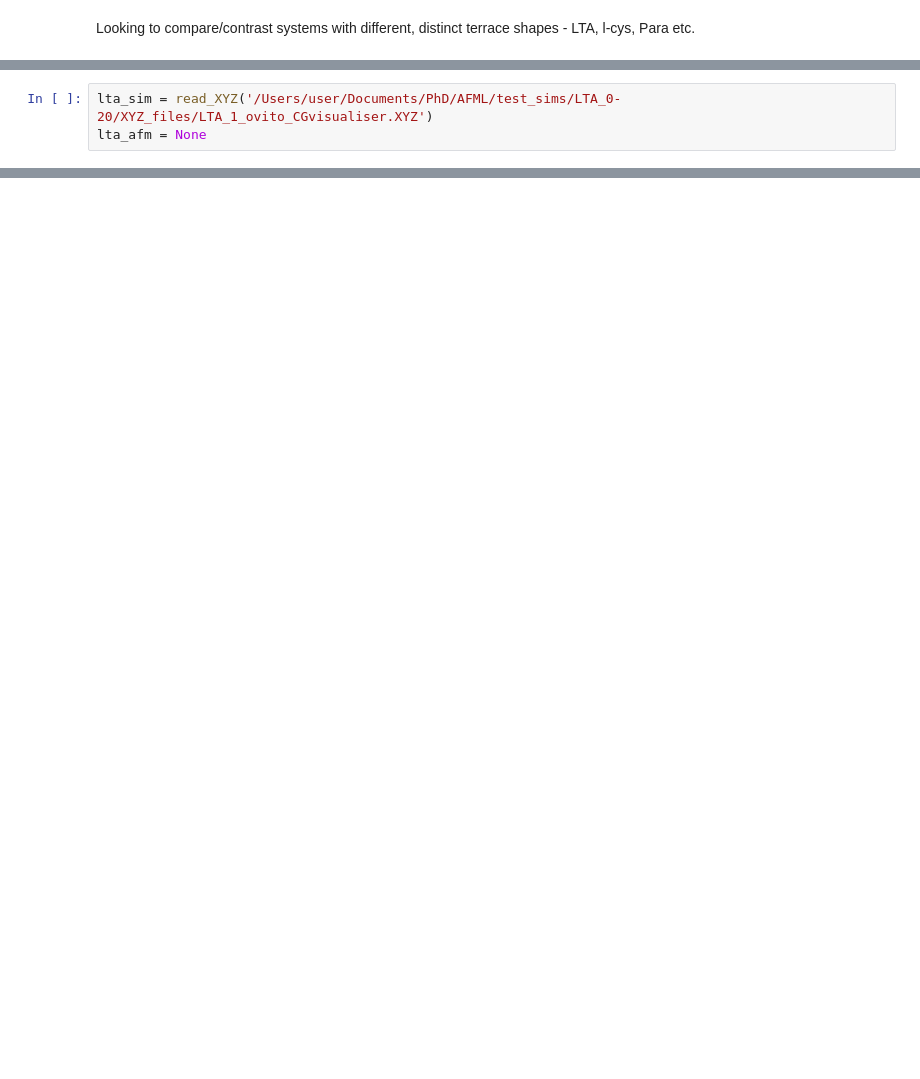
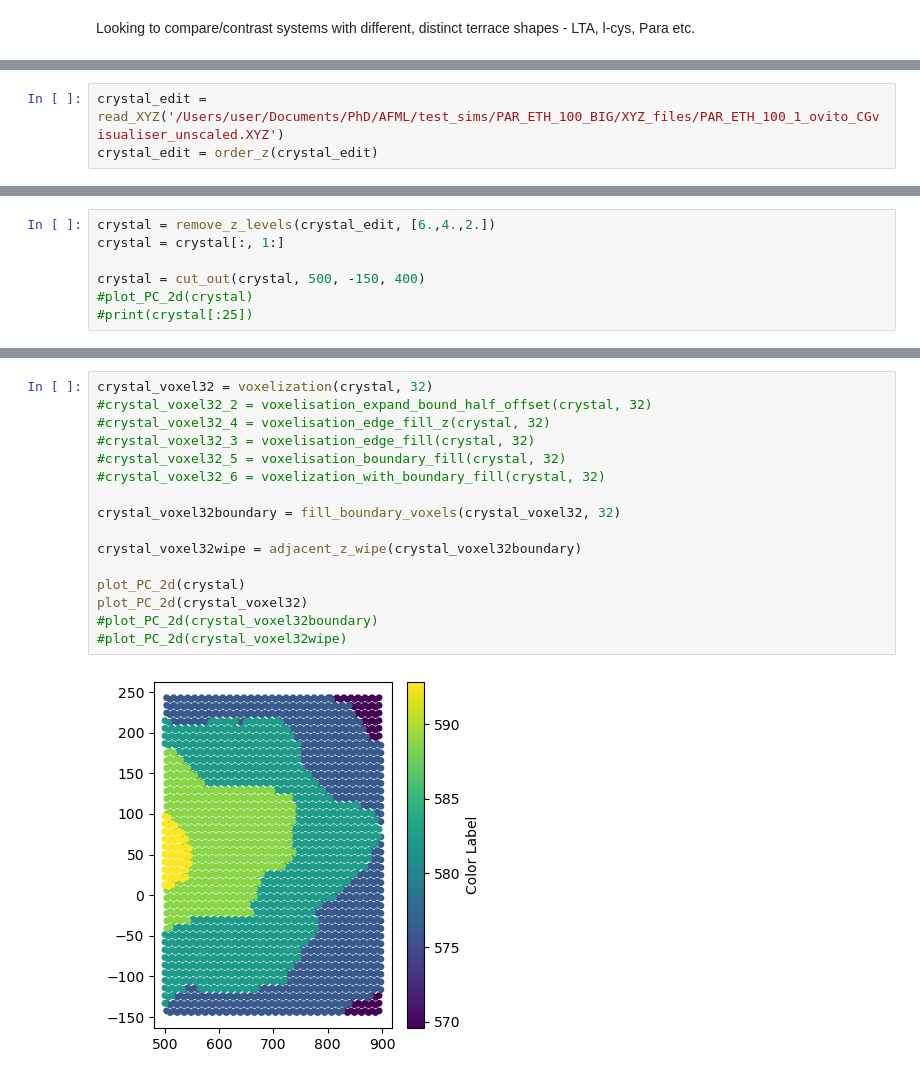
Before and after one commit to st-te/AFML, a Jupyter notebook: AFML_workflow_test.ipynb, the cells around one changed output, grey strips where cells are left out. Cells and saved outputs as stored; diff of their text form; blank space fills up the shorter version.

Commit message:
CG sim point cloud voxelisation

```diff
--- a/AFML_workflow_test.ipynb
+++ b/AFML_workflow_test.ipynb
@@ -19,3 +43,3 @@ Looking to compare/contrast systems with different, distinct terrace shapes - LT
 # %%
-lta_sim = read_XYZ('/Users/user/Documents/PhD/AFML/test_sims/LTA_0-20/XYZ_files/LTA_1_ovito_CGvisualiser.XYZ')
-lta_afm = None
+crystal_edit = read_XYZ('/Users/user/Documents/PhD/AFML/test_sims/PAR_ETH_100_BIG/XYZ_files/PAR_ETH_100_1_ovito_CGvisualiser_unscaled.XYZ')
+crystal_edit = order_z(crystal_edit)
@@ -26,0 +46,7 @@ par_afm = None
+# %%
+crystal = remove_z_levels(crystal_edit, [6.,4.,2.])
+crystal = crystal[:, 1:]
+
+crystal = cut_out(crystal, 500, -150, 400)
+#plot_PC_2d(crystal)
+#print(crystal[:25])
@@ -26,0 +366,18 @@ par_afm = None
+# %%
+crystal_voxel32 = voxelization(crystal, 32)
+#crystal_voxel32_2 = voxelisation_expand_bound_half_offset(crystal, 32)
+#crystal_voxel32_4 = voxelisation_edge_fill_z(crystal, 32)
+#crystal_voxel32_3 = voxelisation_edge_fill(crystal, 32)
+#crystal_voxel32_5 = voxelisation_boundary_fill(crystal, 32)
+#crystal_voxel32_6 = voxelization_with_boundary_fill(crystal, 32)
+
+crystal_voxel32boundary = fill_boundary_voxels(crystal_voxel32, 32)
+
+crystal_voxel32wipe = adjacent_z_wipe(crystal_voxel32boundary)
+
+plot_PC_2d(crystal)
+plot_PC_2d(crystal_voxel32)
+#plot_PC_2d(crystal_voxel32boundary)
+#plot_PC_2d(crystal_voxel32wipe)
+# %% [output]
+[figure, added]
```
Also changed, not shown: parts of 15 cells of this notebook, 1 other file.
